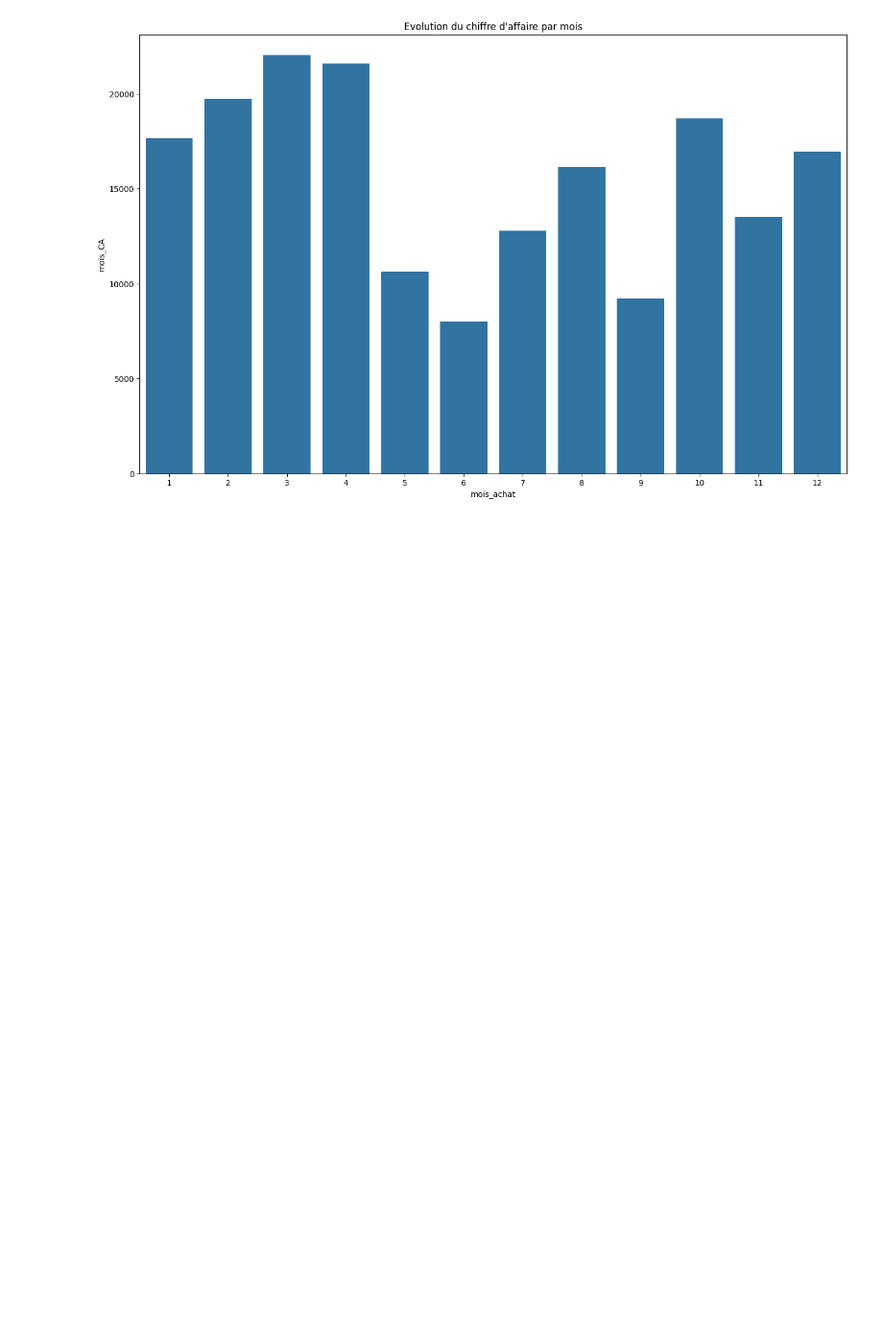
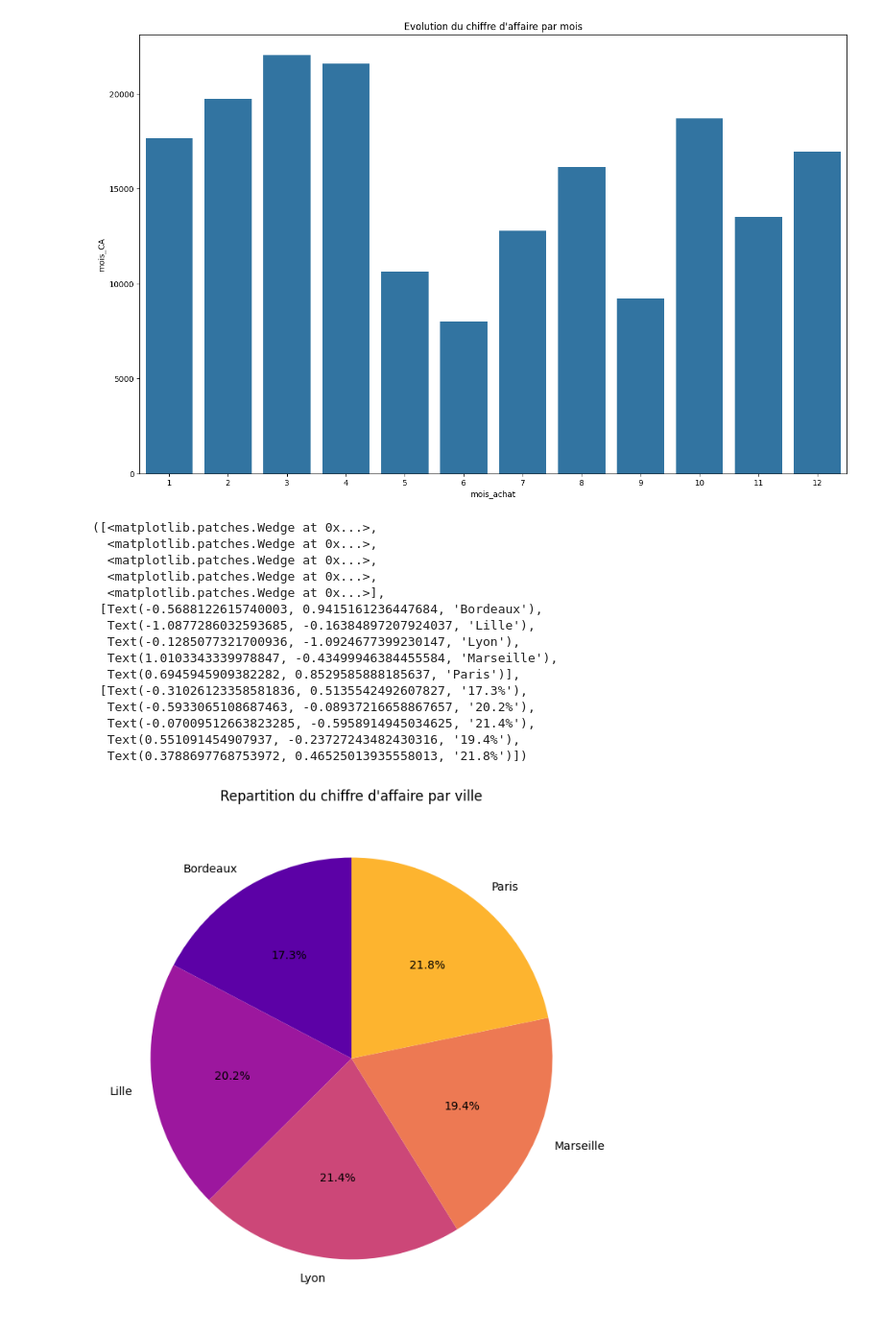
Before and after one commit to Harlequelrah/vente_technova_analysis, a Jupyter notebook: ventes_technova.ipynb, the cells around one changed output. Shown at 96% size. Drawn from its saved outputs; the diff is of its cells as text; code cells hidden in the pictures; blank space fills up the shorter version.

Commit message:
graphique sur Repartition du chiffre d'affaire par ville

```diff
--- a/ventes_technova.ipynb
+++ b/ventes_technova.ipynb
@@ -186,3 +180,39 @@ sns.barplot(data=data_par_mois, x="mois_achat", y="mois_CA")
 # %% [output]
 <Axes: title={'center': "Evolution du chiffre d'affaire par mois"}, xlabel='mois_achat', ylabel='mois_CA'>
 [figure]
+# %%
+# regroupement du chiffre d'affaire par ville
+data_par_ville = data.groupby('ville_client')['prix_vente'].sum()
+data_par_ville = data_par_ville.reset_index()
+data_par_ville.columns=['ville_client','ville_CA']
+# %%
+# graphique sur la repartition du chiffre d'affaire par ville
+plt.figure(figsize=(8,8))
+plt.title("Repartition du chiffre d'affaire par ville")
+ville_count=data_par_ville['ville_client'].shape[0]
+ville_colors = sns.color_palette('plasma',n_colors=ville_count)
+plt.pie(
+    x=data_par_ville['ville_CA'],
+    labels=data_par_ville['ville_client'],
+    startangle=90,
+    colors=ville_colors,
+    autopct="%1.1f%%"
+
+)
+# %% [output]
+([<matplotlib.patches.Wedge at 0x...>,
+  <matplotlib.patches.Wedge at 0x...>,
+  <matplotlib.patches.Wedge at 0x...>,
+  <matplotlib.patches.Wedge at 0x...>,
+  <matplotlib.patches.Wedge at 0x...>],
+ [Text(-0.5688122615740003, 0.9415161236447684, 'Bordeaux'),
+  Text(-1.0877286032593685, -0.16384897207924037, 'Lille'),
+  Text(-0.1285077321700936, -1.0924677399230147, 'Lyon'),
+  Text(1.0103343339978847, -0.43499946384455584, 'Marseille'),
+  Text(0.6945945909382282, 0.8529585888185637, 'Paris')],
+ [Text(-0.31026123358581836, 0.5135542492607827, '17.3%'),
+  Text(-0.5933065108687463, -0.08937216658867657, '20.2%'),
+  Text(-0.07009512663823285, -0.5958914945034625, '21.4%'),
+  Text(0.551091454907937, -0.23727243482430316, '19.4%'),
+  Text(0.3788697768753972, 0.46525013935558013, '21.8%')])
+[figure, added]
```
Also changed, not shown: parts of 2 cells of this notebook.
